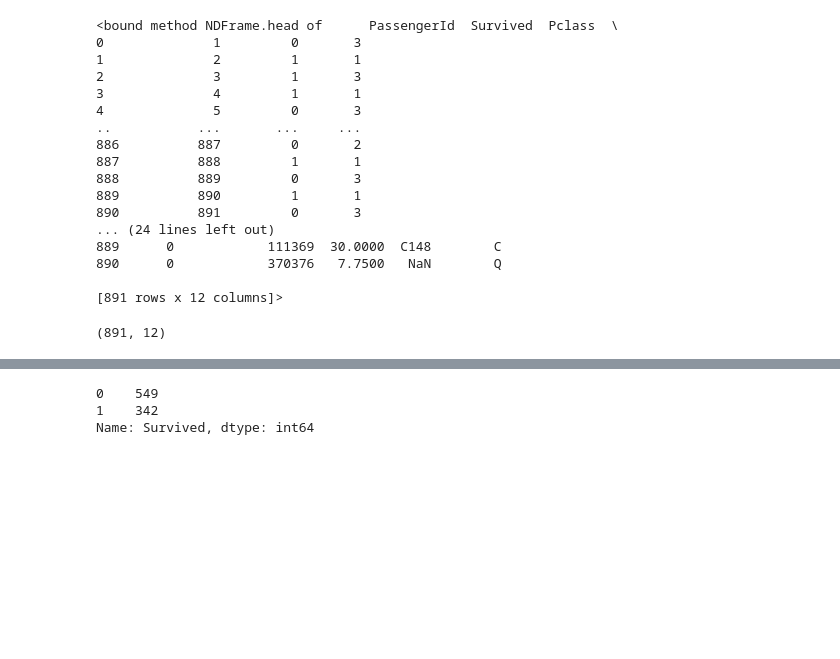
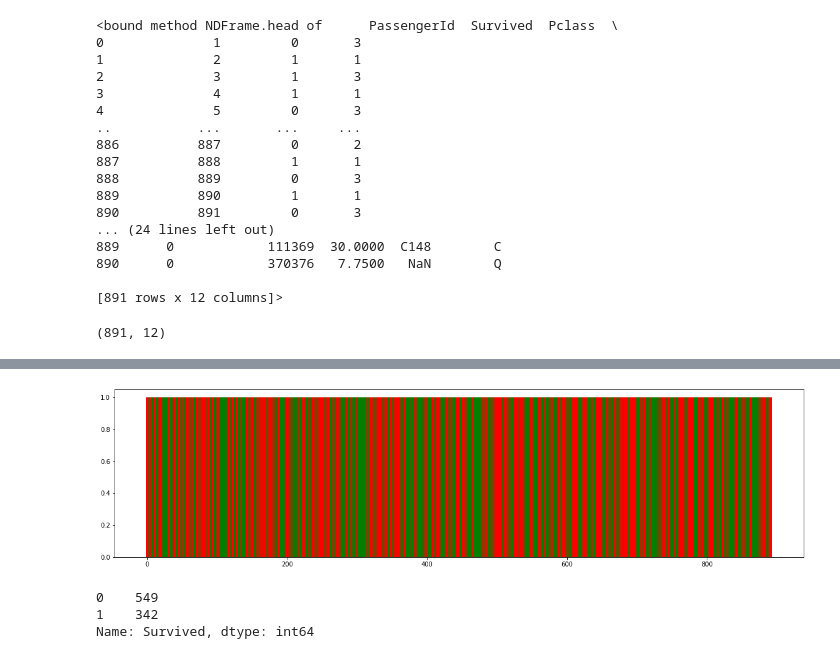
Before and after one commit to prajwal-006/Kaggle--Titanic-Competition, a Jupyter notebook: Kaggle_Titanic_Competition.ipynb, the cells around one changed output, grey strips where cells are left out. Cells and saved outputs as stored; diff of their text form; code cells hidden in the pictures; blank space fills up the shorter version.

```diff
--- a/Kaggle_Titanic_Competition.ipynb
+++ b/Kaggle_Titanic_Competition.ipynb
@@ -33,3 +49,9 @@ titanic_train.shape
+# %%
+plt.figure(figsize=(20,5))
+plt.bar(list(titanic_train['PassengerId'].value_counts().keys()),list(titanic_train['PassengerId'].value_counts()),color=["r","g"],width=5)
+plt.show()
+# %% [output]
+[figure, added]
 # %%
 titanic_train['Survived'].value_counts()
 # %% [output]
```
Also changed, not shown: parts of 2 cells of this notebook.
